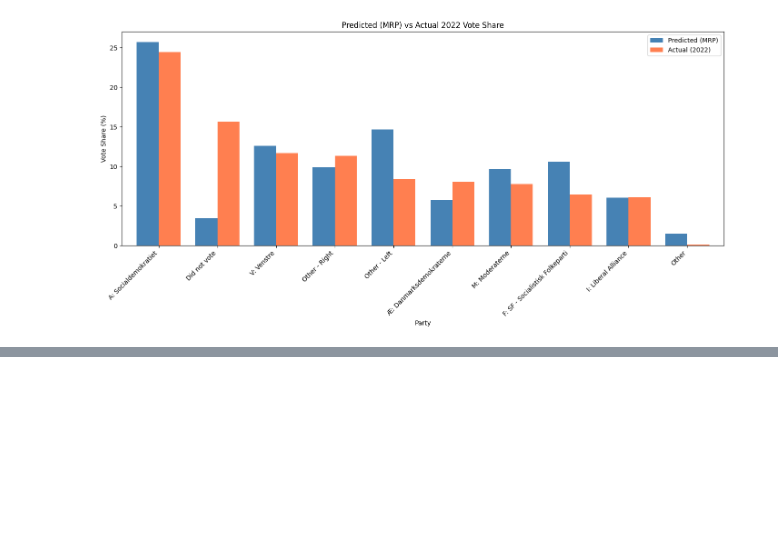
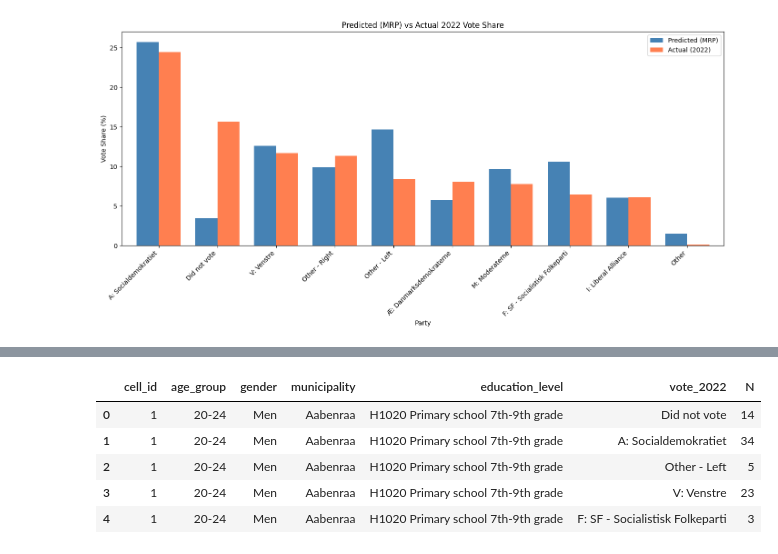
Before and after one commit to AI-Pop-Up-Lab/cssci-capstone-app, a Jupyter notebook: denmark_data/elections.ipynb, the cells around one changed output, grey strips where cells are left out. Cells and saved outputs as stored; diff of their text form; code cells hidden in the pictures; blank space fills up the shorter version.

```diff
--- a/denmark_data/elections.ipynb
+++ b/denmark_data/elections.ipynb
@@ -538,0 +1076,9 @@ RMSE         : 4.275 pp
+# %%
+df_raked.head()
+# %% [output]
+|  | cell_id | age_group | gender | municipality | education_level | vote_2022 | N |
+| 0 | 1 | 20-24 | Men | Aabenraa | H1020 Primary school 7th-9th grade | Did not vote | 14 |
+| 1 | 1 | 20-24 | Men | Aabenraa | H1020 Primary school 7th-9th grade | A: Socialdemokratiet | 34 |
+| 2 | 1 | 20-24 | Men | Aabenraa | H1020 Primary school 7th-9th grade | Other - Left | 5 |
+| 3 | 1 | 20-24 | Men | Aabenraa | H1020 Primary school 7th-9th grade | V: Venstre | 23 |
+| 4 | 1 | 20-24 | Men | Aabenraa | H1020 Primary school 7th-9th grade | F: SF - Socialistisk Folkeparti | 3 |
```
Also changed, not shown: parts of 10 cells of this notebook, 34 other files.
